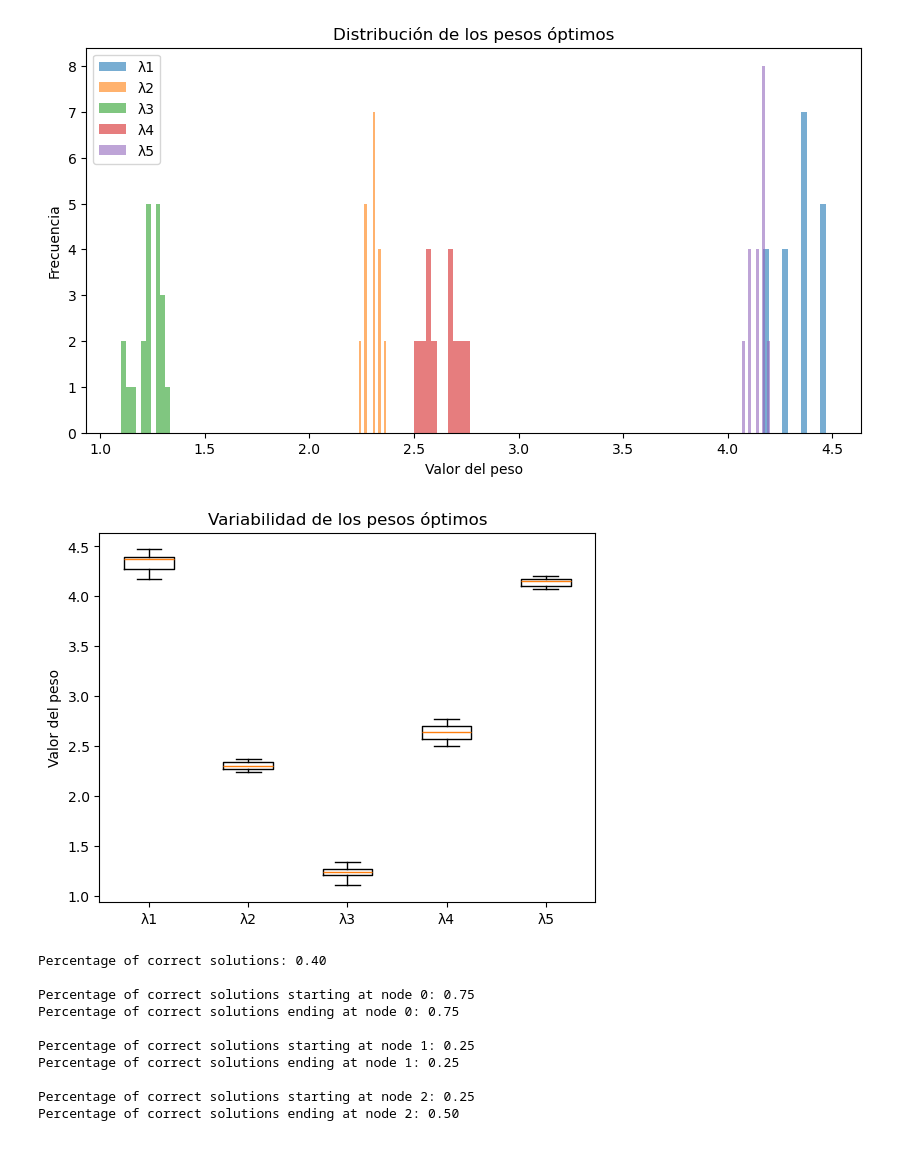
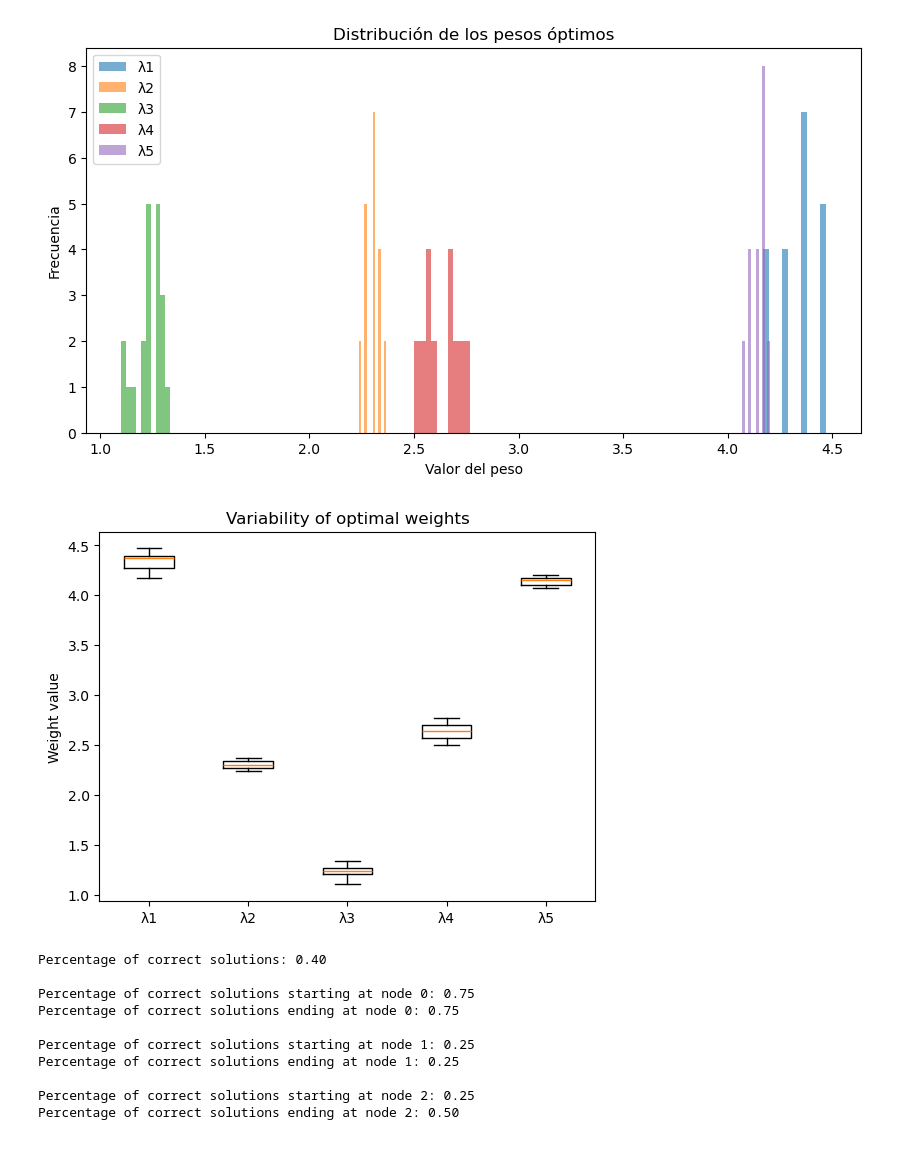
Before and after one commit to pasqal-io/Pasqal_Hackathon_Feb25_Team_03, a Jupyter notebook: Analysis_Optimized_Lambdas.ipynb, the cells around one changed output. Saved outputs shown, nothing was run; the diff lists cells and outputs as text; code cells hidden in the pictures.

```diff
--- a/Analysis_Optimized_Lambdas.ipynb
+++ b/Analysis_Optimized_Lambdas.ipynb
@@ -41,11 +41,11 @@ Weight λ5: Mean = 4.1421, Variance = 0.0015
 [figure]
 # %%
 plt.boxplot(all_weights, labels=[f"λ{i+1}" for i in range(5)])
-plt.ylabel("Valor del peso")
-plt.title("Variabilidad de los pesos óptimos")
+plt.ylabel("Weight value")
+plt.title("Variability of optimal weights")
 plt.show()
 # %% [output]
-[figure, old version]
+[figure, new version]
 # %%
 # Check on how accurate are the mean weights for each combination of start and end stops
 
```
Also changed, not shown: parts of 5 cells of this notebook, 14 other files.
